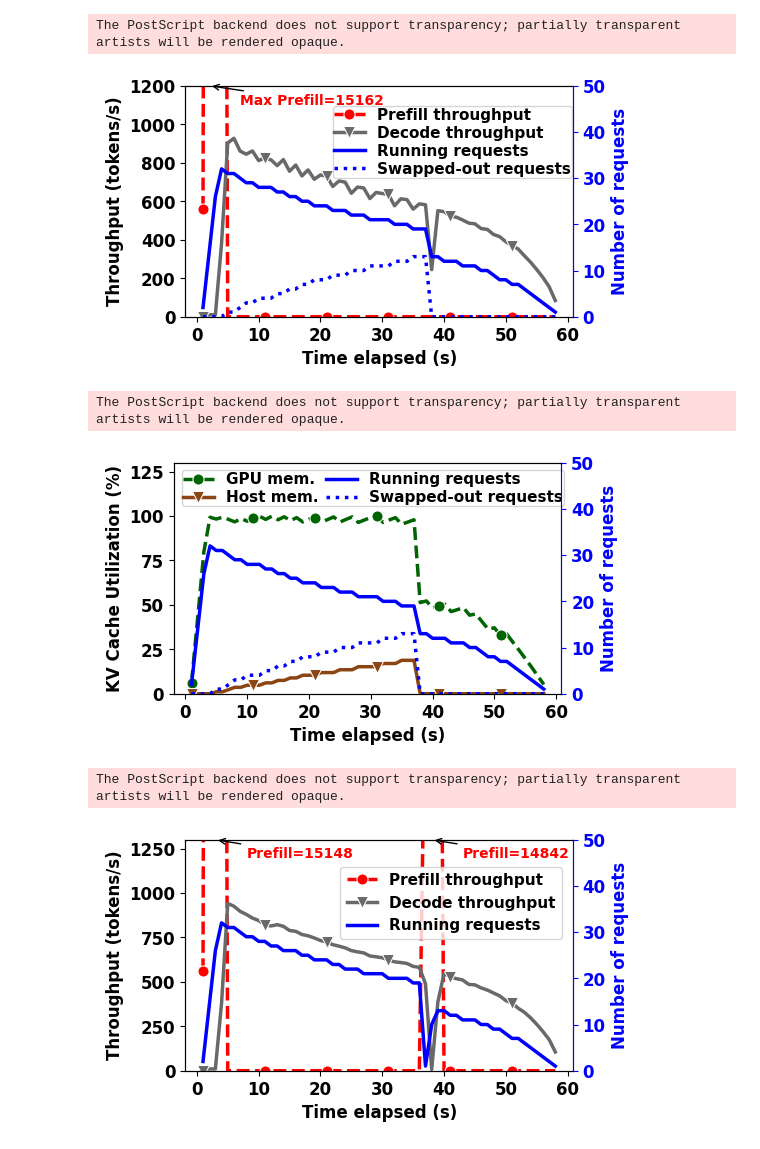
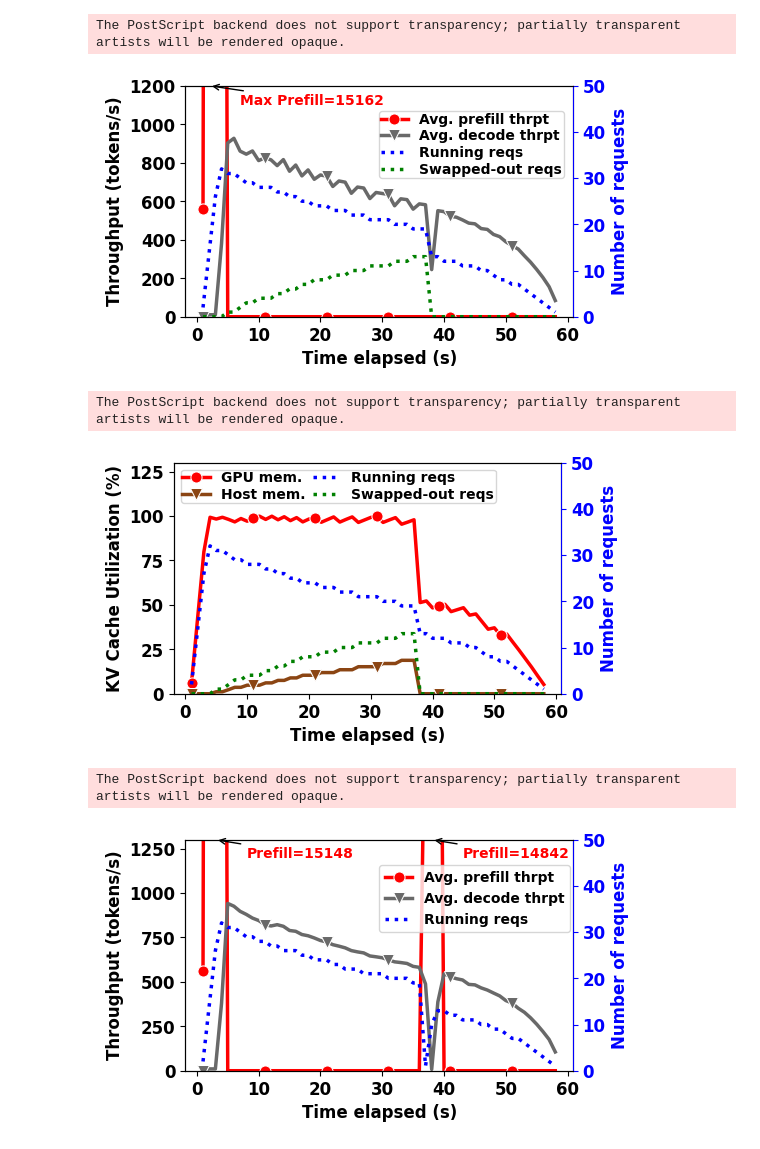
Before and after one commit to Jye-525/UnBoxKV-IO, a Jupyter notebook: plots_script/plot-swap-vs-recompute.ipynb, the cells around one changed output. Cells and saved outputs as stored; diff of their text form; code cells hidden in the pictures.

```diff
--- a/plots_script/plot-swap-vs-recompute.ipynb
+++ b/plots_script/plot-swap-vs-recompute.ipynb
@@ -12,16 +12,16 @@ densely_dashdotted = (0, (3, 1, 1, 1))
 filename = 'swap-60-percent-gpu'
 data = pd.read_csv(f'{filename}.csv')
 
-fig, ax1 = plt.subplots(figsize=(5, 3))
+fig, ax1 = plt.subplots(figsize=(5, 3), constrained_layout=True)
 y1_tag = 'Avg prompt throughput (tokens/s)'
 y2_tag = 'Avg generation throughput (tokens/s)'
 min_y1_tag = 'Running (reqs)'
 min_y2_tag = 'Swapped'
 x_tag = 'Time elapsed (s)'
 sns.lineplot(data=data, x=x_tag, y=y1_tag, marker='o', markevery=10, markersize=8,
-             ax=ax1, color='red', linestyle='--', label='Prefill throughput')
+             ax=ax1, color='red', linestyle='-', label='Avg. prefill thrpt')
 sns.lineplot(data=data, x=x_tag, y=y2_tag, marker='v', markevery=10, markersize=8,
-             ax=ax1, color='dimgray', label='Decode throughput')
+             ax=ax1, color='dimgray', linestyle='-', label='Avg. decode thrpt')
 
 ax1.set_ylabel('Throughput (tokens/s)', fontsize=12, fontweight='bold')
 ax1.set_xlabel(x_tag, fontsize=12, fontweight='bold',)
@@ -36,8 +36,8 @@ ax1.annotate(f'Max Prefill={round(max_value)}', xy=(data[x_tag][max_value_index]
 ax2 = ax1.twinx()
 
 # Plot the Running (reqs) as a shaded area
-ax2.plot(data[x_tag], data[min_y1_tag], color='blue', linestyle="-", label='Running requests')
-ax2.plot(data[x_tag], data[min_y2_tag], color='blue', linestyle=":", label='Swapped-out requests')
+ax2.plot(data[x_tag], data[min_y1_tag], color='blue', linestyle=":", label='Running reqs')
+ax2.plot(data[x_tag], data[min_y2_tag], color='green', linestyle=":", label='Swapped-out reqs')
 ax2.set_ylabel('Number of requests', fontsize=12, fontweight='bold', color='blue')
 ax2.set_ylim(0, 50)
 ax2.tick_params(axis='y', color='blue', labelcolor='blue')
@@ -52,28 +52,30 @@ lines2, labels2 = ax2.get_legend_handles_labels()
 for line in lines2:
     line.set_linewidth(linewidth)
 
-ax1.legend(lines1 + lines2, labels1 + labels2, frameon=True, loc=(0.38,0.6),
-           borderpad=0.1, labelspacing=0.2, columnspacing=0.5, fontsize=11)
+# ax1.legend(lines1 + lines2, labels1 + labels2, frameon=True, loc=(0.38,0.6),
+#            borderpad=0.1, labelspacing=0.2, columnspacing=0.5, fontsize=11)
+ax1.legend(lines1 + lines2, labels1 + labels2, frameon=True, loc=(0.5,0.6),
+           borderpad=0.1, labelspacing=0.2, columnspacing=0.5, fontsize=10)
 
 plt.savefig(f"{filename}-comp-thru.eps", format='eps', bbox_inches='tight')
 plt.savefig(f"{filename}-comp-thru.png", format='png', bbox_inches='tight')
 plt.show()
 # %% [output]
 The PostScript backend does not support transparency; partially transparent artists will be rendered opaque.
-[figure, old version]
+[figure, new version]
 # %%
 ###### Plot for swap GPU + CPU utilization
 filename = 'swap-60-percent-gpu'
 data = pd.read_csv(f'{filename}.csv')
 
-fig, ax1 = plt.subplots(figsize=(5, 3))
+fig, ax1 = plt.subplots(figsize=(5, 3), constrained_layout=True)
 y1_tag = 'GPU KV cache usage (%)'
 y2_tag = 'CPU KV cache usage (%)'
 min_y1_tag = 'Running (reqs)'
 min_y2_tag = 'Swapped'
 x_tag = 'Time elapsed (s)'
 sns.lineplot(data=data, x=x_tag, y=y1_tag, marker='o', markevery=10, markersize=8,
-             ax=ax1, color='darkgreen', linestyle='--', label='GPU mem.')
+             ax=ax1, color='red', linestyle='solid', label='GPU mem.')
 
 sns.lineplot(data=data, x=x_tag, y=y2_tag, marker='v', markevery=10, markersize=8,
              ax=ax1, color='saddlebrown', linestyle="solid", label='Host mem.')
@@ -87,51 +89,51 @@ ax1.annotate(f'Max prefill\n{round(max_value)}', xy=(data[x_tag][max_value_index
              xytext=(data[x_tag][max_value_index] + 3.5, 1000), color="red",
              arrowprops=dict(facecolor='red', arrowstyle='->'))
 
 # Create a second y-axis to plot the running requests
 ax2 = ax1.twinx()
 
 # Plot the Running (reqs) as a shaded area
-ax2.plot(data[x_tag], data[min_y1_tag], color='blue', linestyle="-", label='Running requests')
-ax2.plot(data[x_tag], data[min_y2_tag], color='blue', linestyle=":", label='Swapped-out requests')
+ax2.plot(data[x_tag], data[min_y1_tag], color='blue', linestyle=":", label='Running reqs')
+ax2.plot(data[x_tag], data[min_y2_tag], color='green', linestyle=":", label='Swapped-out reqs')
 ax2.set_ylabel('Number of requests', fontsize=12, fontweight='bold', color='blue')
 ax2.set_ylim(0, 50)
 ax2.tick_params(axis='y', color='blue', labelcolor='blue')
 ax2.spines['right'].set_color('blue')
 
 
 # Add legends to the plot
 linewidth=2.5
 lines1, labels1 = ax1.get_legend_handles_labels()
 for line in lines1:
     line.set_linewidth(linewidth)
 lines2, labels2 = ax2.get_legend_handles_labels()
 for line in lines2:
     line.set_linewidth(linewidth)
 # legend_lines1 = [plt.Line2D([], [], color=line.get_color(), lw=linewidth, linestyle=line.get_linestyle()) for line in lines1]
 
 ax1.legend(lines1 + lines2, labels1 + labels2, loc='upper left', ncol=2, borderpad=0.1,
-           labelspacing=0.2, columnspacing=0.5, frameon=True, fontsize=11)
+           labelspacing=0.2, columnspacing=0.5, frameon=True, fontsize=10)
 
 plt.savefig(f"{filename}-kv-cache-util.eps", format='eps', bbox_inches='tight')
 plt.savefig(f"{filename}-kv-cache-util.png", format='png', bbox_inches='tight')
 plt.show()
 # %% [output]
 The PostScript backend does not support transparency; partially transparent artists will be rendered opaque.
-[figure, old version]
+[figure, new version]
 # %%
 ###### Plot for recompute prefill+decode throughput
 filename = 'recompute-60-percent-gpu'
 data = pd.read_csv(f'{filename}.csv')
 
-fig, ax1 = plt.subplots(figsize=(5, 3))
+fig, ax1 = plt.subplots(figsize=(5, 3), constrained_layout=True)
 y1_tag = 'Avg prompt throughput (tokens/s)'
 y2_tag = 'Avg generation throughput (tokens/s)'
 min_y1_tag = 'Running (reqs)'
 x_tag = 'Time elapsed (s)'
 sns.lineplot(data=data, x=x_tag, y=y1_tag, marker='o', markevery=10, markersize=8,
-             ax=ax1, color='red', linestyle='--', label='Prefill throughput')
+             ax=ax1, color='red', linestyle='-', label='Avg. prefill thrpt')
 sns.lineplot(data=data, x=x_tag, y=y2_tag, marker='v', markevery=10, markersize=8,
-             ax=ax1, color='dimgray', label='Decode throughput')
+             ax=ax1, color='dimgray', label='Avg. decode thrpt')
 
 ax1.set_ylabel('Throughput (tokens/s)', fontsize=12, fontweight='bold')
 ax1.set_xlabel(x_tag, fontsize=12, fontweight='bold',)
@@ -155,7 +157,7 @@ ax1.annotate(f'Prefill={round(max_value_post_mid)}', xy=(data[x_tag][max_value_i
 ax2 = ax1.twinx()
 
 # Plot the Running (reqs) as a shaded area
-ax2.plot(data[x_tag], data[min_y1_tag], color='blue', linestyle="-", label='Running requests')
+ax2.plot(data[x_tag], data[min_y1_tag], color='blue', linestyle=":", label='Running reqs')
 ax2.set_ylabel('Number of requests', fontsize=12, fontweight='bold', color='blue')
 ax2.set_ylim(0, 50)
 ax2.tick_params(axis='y', color='blue', labelcolor='blue')
@@ -170,11 +172,11 @@ lines2, labels2 = ax2.get_legend_handles_labels()
 for line in lines2:
     line.set_linewidth(linewidth)
 
-ax1.legend(lines1 + lines2, labels1 + labels2, loc=(0.4,0.57), frameon=True, fontsize=11)
+ax1.legend(lines1 + lines2, labels1 + labels2, loc=(0.5,0.6), frameon=True, fontsize=10)
 
 plt.savefig(f"{filename}-comp-thru.eps", format='eps', bbox_inches='tight')
 plt.savefig(f"{filename}-comp-thru.png", format='png', bbox_inches='tight')
 plt.show()
 # %% [output]
 The PostScript backend does not support transparency; partially transparent artists will be rendered opaque.
-[figure, old version]
+[figure, new version]
```
Also changed, not shown: parts of 1 cell of this notebook, 23 other files.
